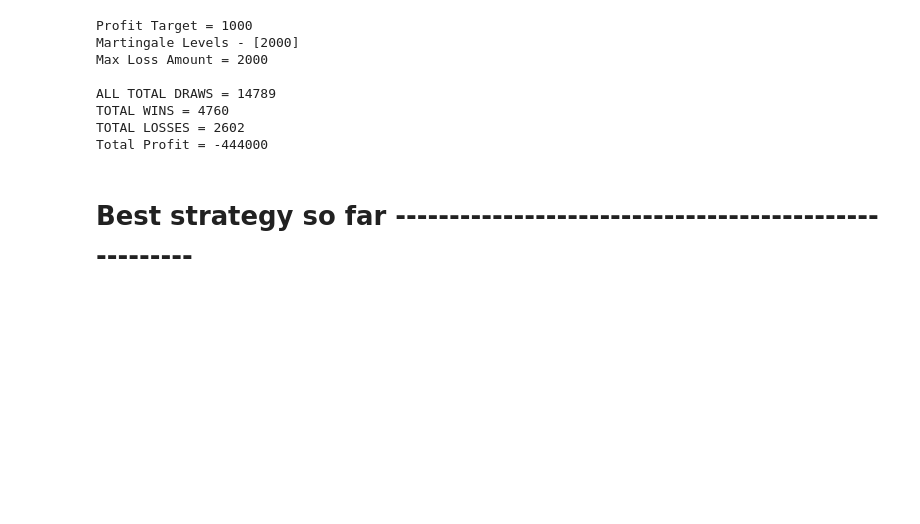
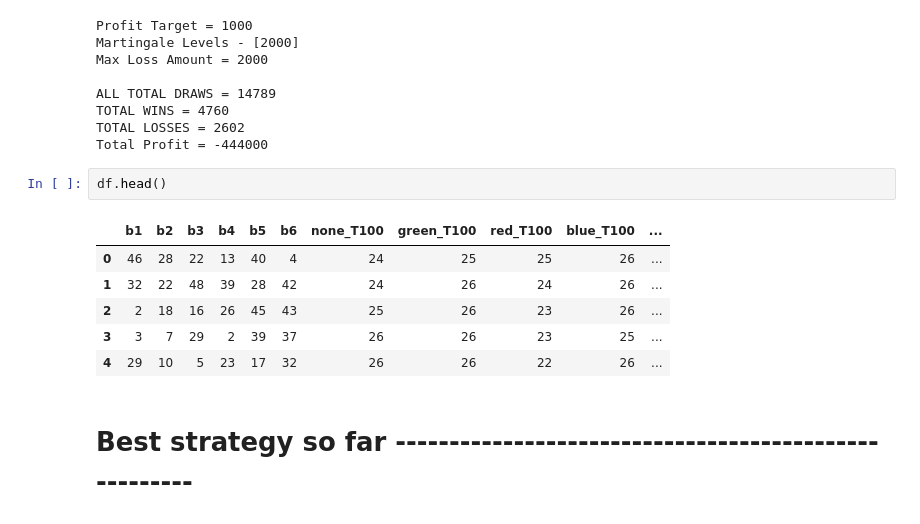
Before and after one commit to CJay-Cipher/virtual_football_league_predictor, a Jupyter notebook: colour_analyzer.ipynb, the cells around one changed output. Cells and saved outputs as stored; diff of their text form; blank space fills up the shorter version.

```diff
--- a/colour_analyzer.ipynb
+++ b/colour_analyzer.ipynb
@@ -162,6 +429,15 @@ ALL TOTAL DRAWS = 14789
 TOTAL WINS = 4760
 TOTAL LOSSES = 2602
 Total Profit = -444000
+# %%
+df.head()
+# %% [output]
+|  | b1 | b2 | b3 | b4 | b5 | b6 | none_T100 | green_T100 | red_T100 | blue_T100 | ... |
+| 0 | 46 | 28 | 22 | 13 | 40 | 4 | 24 | 25 | 25 | 26 | ... |
+| 1 | 32 | 22 | 48 | 39 | 28 | 42 | 24 | 26 | 24 | 26 | ... |
+| 2 | 2 | 18 | 16 | 26 | 45 | 43 | 25 | 26 | 23 | 26 | ... |
+| 3 | 3 | 7 | 29 | 2 | 39 | 37 | 26 | 26 | 23 | 25 | ... |
+| 4 | 29 | 10 | 5 | 23 | 17 | 32 | 26 | 26 | 22 | 26 | ... |
 # %% [markdown]
 # Best strategy so far ------------------------------------------------------
 # %%
```
Also changed, not shown: parts of 16 cells of this notebook, 23 other files.
